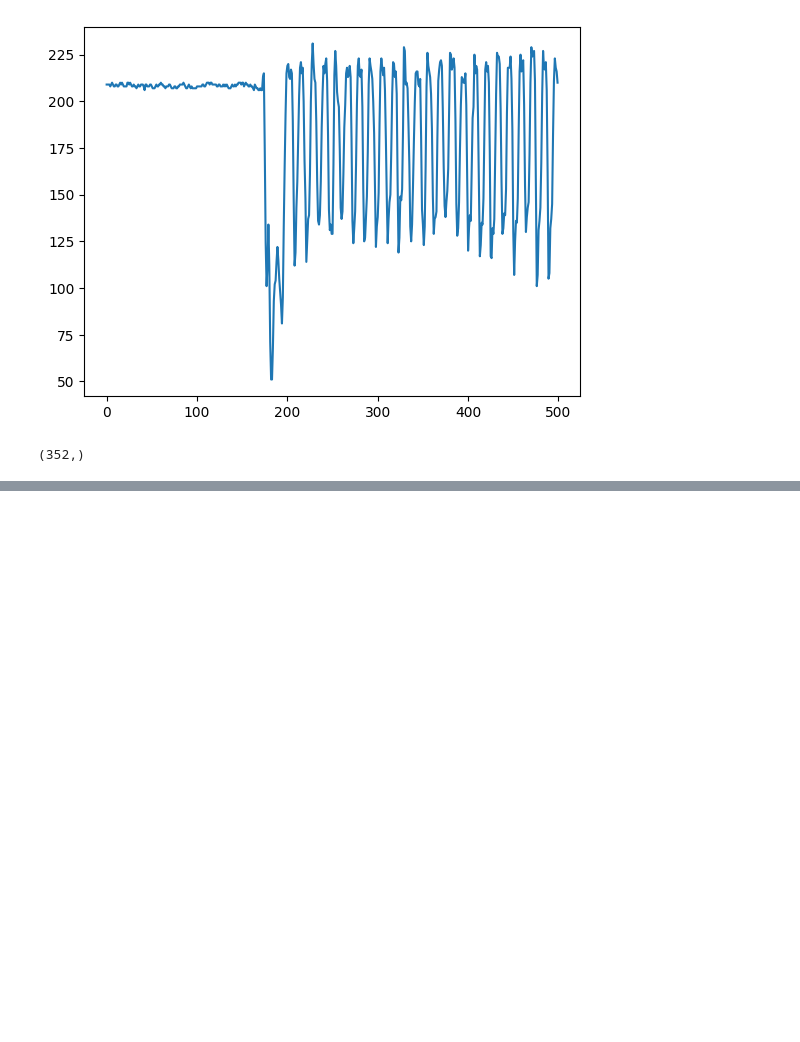
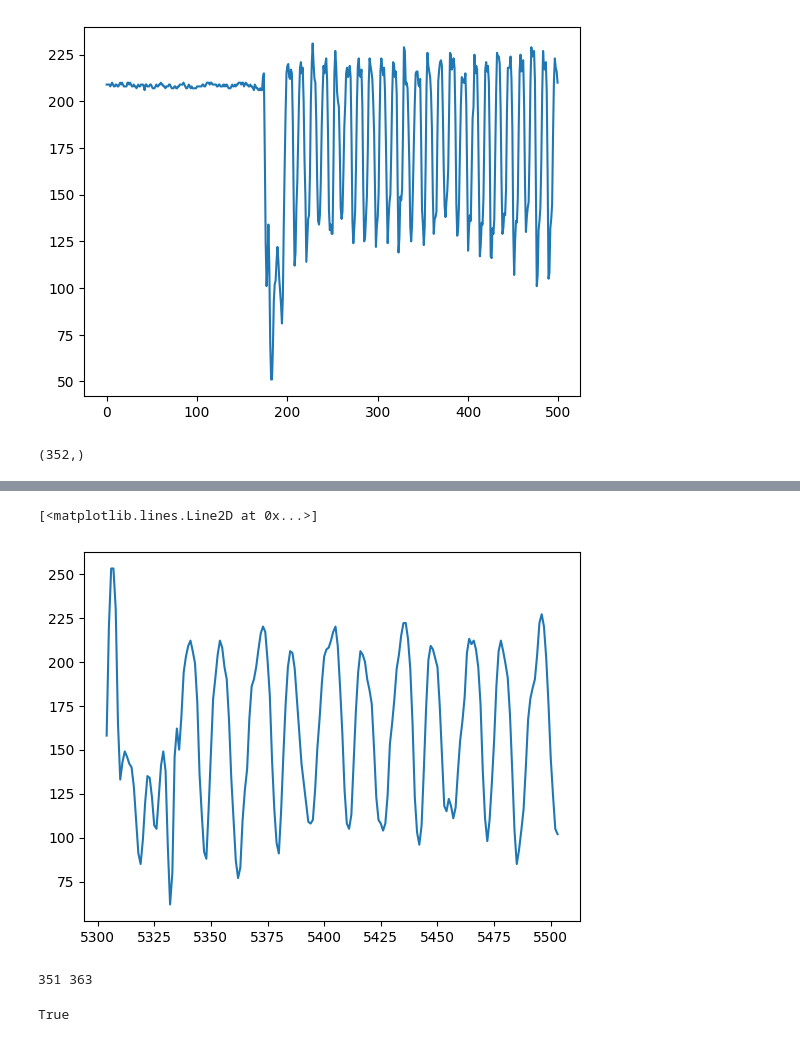
Before and after one commit to GabrielVandersippe/cern-cablage, a Jupyter notebook: lucas.ipynb, the cells around one changed output, grey strips where cells are left out. Drawn from its saved outputs; the diff is of its cells as text; code cells hidden in the pictures; blank space fills up the shorter version.

Commit message:
débug test v2

```diff
--- a/lucas.ipynb
+++ b/lucas.ipynb
@@ -521,0 +575,16 @@ False
+# %%
+plt.plot(np.arange(grey.shape[0])[n-200:], grey[:,740][n-200:])
+# %% [output]
+[<matplotlib.lines.Line2D at 0x...>]
+[figure, added]
+# %%
+image2 = image.copy()
+test = count_v2(image, 910, 6130)
+for x in test :
+    image2[x, 910, 0] = 0
+    image2[x, 910, 1] = 0
+    image2[x, 910, 2] = 255
+cv2.imwrite('test.jpg',image2)
+# %% [output]
+351 363
+True
```
Also changed, not shown: parts of 6 cells of this notebook, 1 other file.
